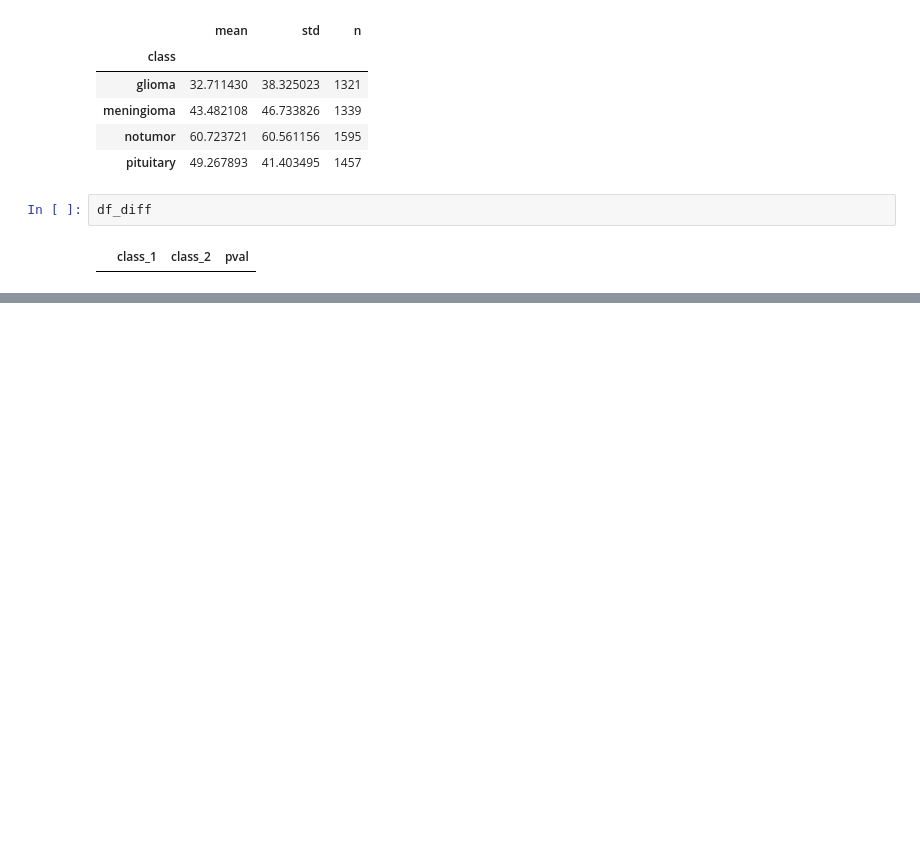
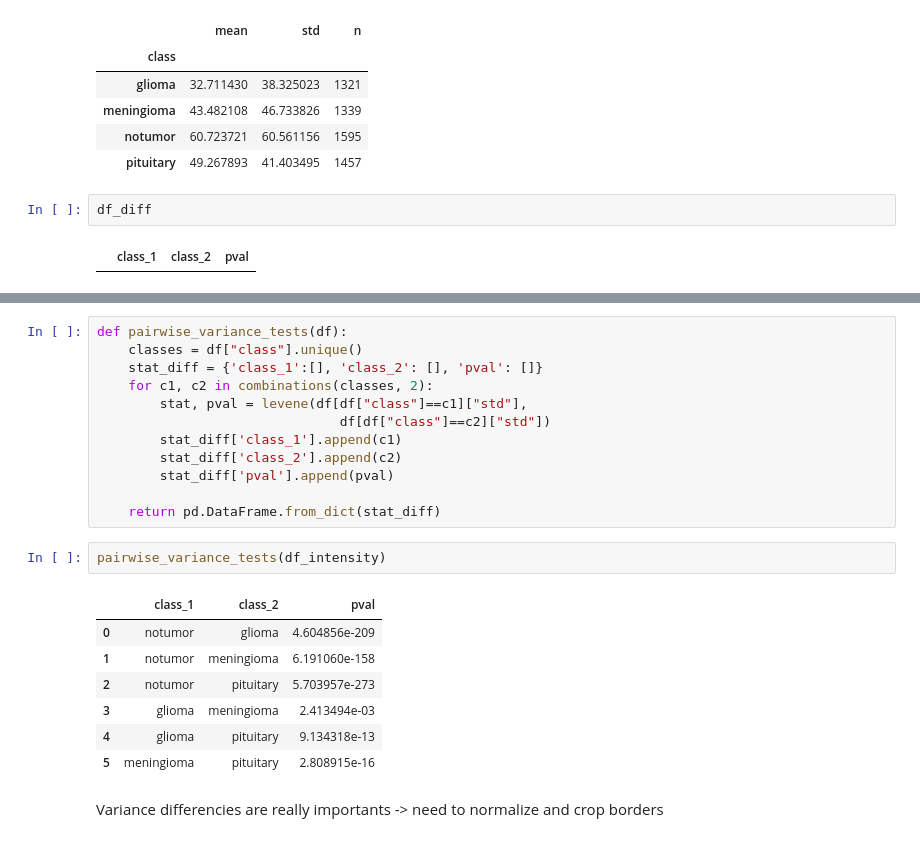
Before and after one commit to Jeremy-Duval-PhD/Brain_Tumor_MRI_Dataset, a Jupyter notebook: notebooks/Kaggle_Brain_Tumor_MRI_Dataset.ipynb, the cells around one changed output, grey strips where cells are left out. Drawn from its saved outputs; the diff is of its cells as text; blank space fills up the shorter version.

Commit message:
WIP : EDA content : first variances analysis

```diff
--- a/notebooks/Kaggle_Brain_Tumor_MRI_Dataset.ipynb
+++ b/notebooks/Kaggle_Brain_Tumor_MRI_Dataset.ipynb
@@ -420,0 +436,24 @@ df_diff
+# %%
+def pairwise_variance_tests(df):
+    classes = df["class"].unique()
+    stat_diff = {'class_1':[], 'class_2': [], 'pval': []}
+    for c1, c2 in combinations(classes, 2):
+        stat, pval = levene(df[df["class"]==c1]["std"],
+                               df[df["class"]==c2]["std"])
+        stat_diff['class_1'].append(c1)
+        stat_diff['class_2'].append(c2)
+        stat_diff['pval'].append(pval)
+
+    return pd.DataFrame.from_dict(stat_diff)
+# %%
+pairwise_variance_tests(df_intensity)
+# %% [output]
+|  | class_1 | class_2 | pval |
+| 0 | notumor | glioma | 4.604856e-209 |
+| 1 | notumor | meningioma | 6.191060e-158 |
+| 2 | notumor | pituitary | 5.703957e-273 |
+| 3 | glioma | meningioma | 2.413494e-03 |
+| 4 | glioma | pituitary | 9.134318e-13 |
+| 5 | meningioma | pituitary | 2.808915e-16 |
+# %% [markdown]
+Variance differencies are really importants -> need to normalize and crop borders
```
Also changed, not shown: parts of 5 cells of this notebook, 1 other file.
